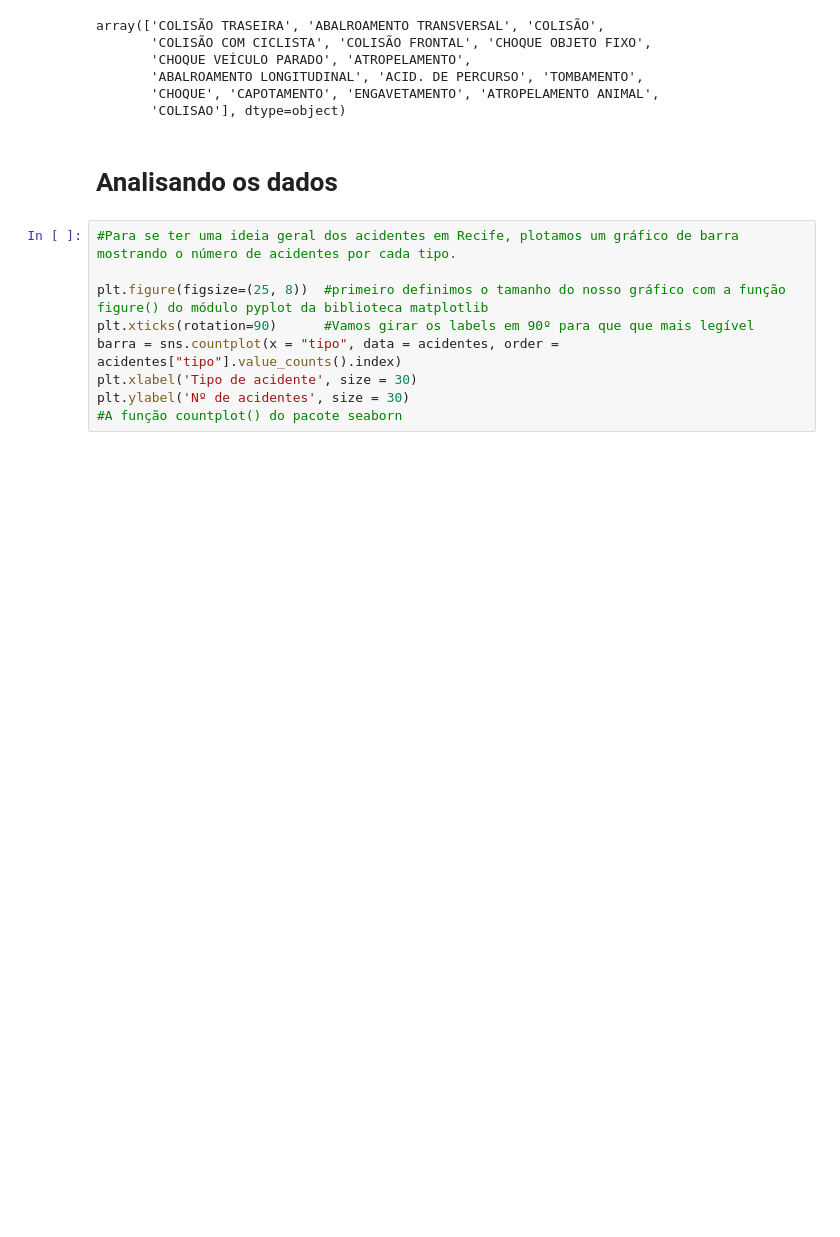
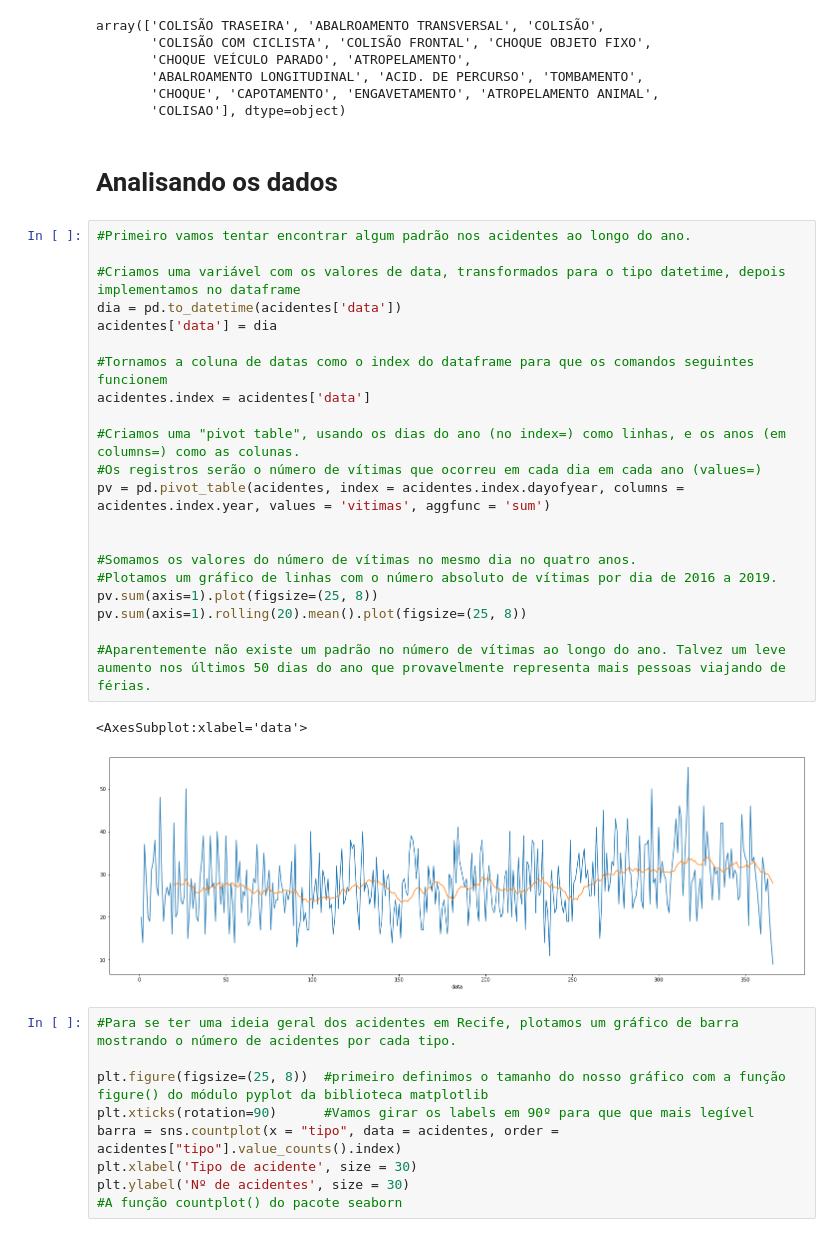
Before and after one commit to vitorxl/DataScience, a Jupyter notebook: Análise dos acidentes de transito Recife 2016 a 2019.ipynb, the cells around one changed output. Saved outputs shown, nothing was run; the diff lists cells and outputs as text; blank space fills up the shorter version.

```diff
--- a/Análise dos acidentes de transito Recife 2016 a 2019.ipynb
+++ b/Análise dos acidentes de transito Recife 2016 a 2019.ipynb
@@ -143,6 +148,30 @@ array(['COLISÃO TRASEIRA', 'ABALROAMENTO TRANSVERSAL', 'COLISÃO',
        'COLISAO'], dtype=object)
 # %% [markdown]
 # Analisando os dados
+# %%
+#Primeiro vamos tentar encontrar algum padrão nos acidentes ao longo do ano.
+
+#Criamos uma variável com os valores de data, transformados para o tipo datetime, depois implementamos no dataframe
+dia = pd.to_datetime(acidentes['data'])
+acidentes['data'] = dia
+
+#Tornamos a coluna de datas como o index do dataframe para que os comandos seguintes funcionem
+acidentes.index = acidentes['data']
+
+#Criamos uma "pivot table", usando os dias do ano (no index=) como linhas, e os anos (em columns=) como as colunas.
+#Os registros serão o número de vítimas que ocorreu em cada dia em cada ano (values=)
+pv = pd.pivot_table(acidentes, index = acidentes.index.dayofyear, columns = acidentes.index.year, values = 'vitimas', aggfunc = 'sum')
+
+
+#Somamos os valores do número de vítimas no mesmo dia no quatro anos.
+#Plotamos um gráfico de linhas com o número absoluto de vítimas por dia de 2016 a 2019.
+pv.sum(axis=1).plot(figsize=(25, 8))
+pv.sum(axis=1).rolling(20).mean().plot(figsize=(25, 8))
+
+#Aparentemente não existe um padrão no número de vítimas ao longo do ano. Talvez um leve aumento nos últimos 50 dias do ano que provavelmente representa mais pessoas viajando de férias.
+# %% [output]
+<AxesSubplot:xlabel='data'>
+[figure, added]
 # %%
 #Para se ter uma ideia geral dos acidentes em Recife, plotamos um gráfico de barra mostrando o número de acidentes por cada tipo.
 
```
Also changed, not shown: parts of 6 cells of this notebook.
